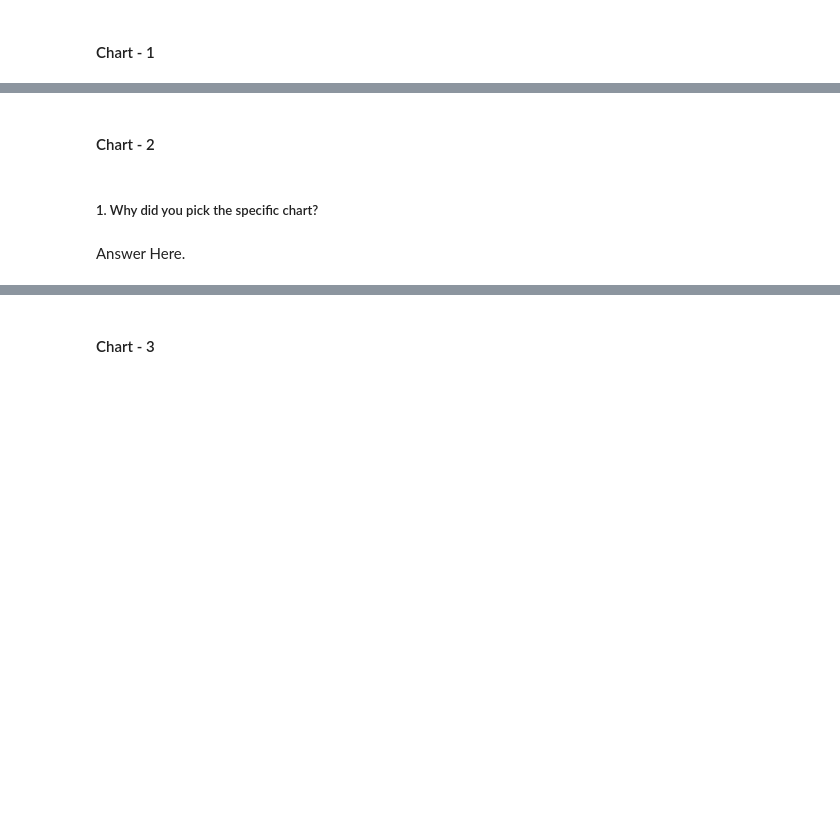
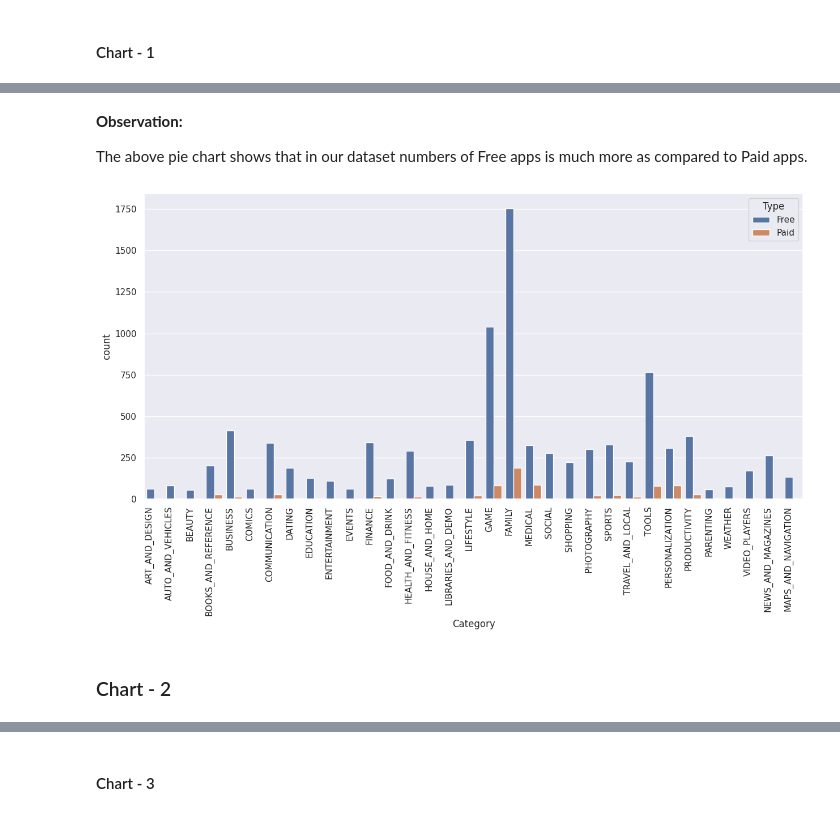
Before and after one commit to Aman811630/-EDA-on-Play-Store-App-Reviews-Data-Sets, a Jupyter notebook: Aman_Singh_EDA_on_Play_Store_App_Review_Dataset_.ipynb, the cells around one changed output, grey strips where cells are left out. Drawn from its saved outputs; the diff is of its cells as text; code cells hidden in the pictures; blank space fills up the shorter version.

```diff
--- a/Aman_Singh_EDA_on_Play_Store_App_Review_Dataset_.ipynb
+++ b/Aman_Singh_EDA_on_Play_Store_App_Review_Dataset_.ipynb
@@ -313,2 +598,14 @@ Answer Here
+# %% [markdown]
+**Observation:**
+
+The above  pie chart shows that in our dataset numbers of Free apps is much more as compared to Paid apps.
+# %%
+plt.figure(figsize=(15,7))
+sns.countplot(x='Category',hue='Type',data=app_df)
+
+ax.set_facecolor('bisque')
+plt.xticks(rotation=90,horizontalalignment='right');
+# %% [output]
+[figure, added]
 # %% [markdown]
-#### Chart - 2
+### Chart - 2
@@ -317,4 +611,0 @@ Answer Here
-# %% [markdown]
-##### 1. Why did you pick the specific chart?
-# %% [markdown]
-Answer Here.
```
Also changed, not shown: parts of 145 cells of this notebook.
